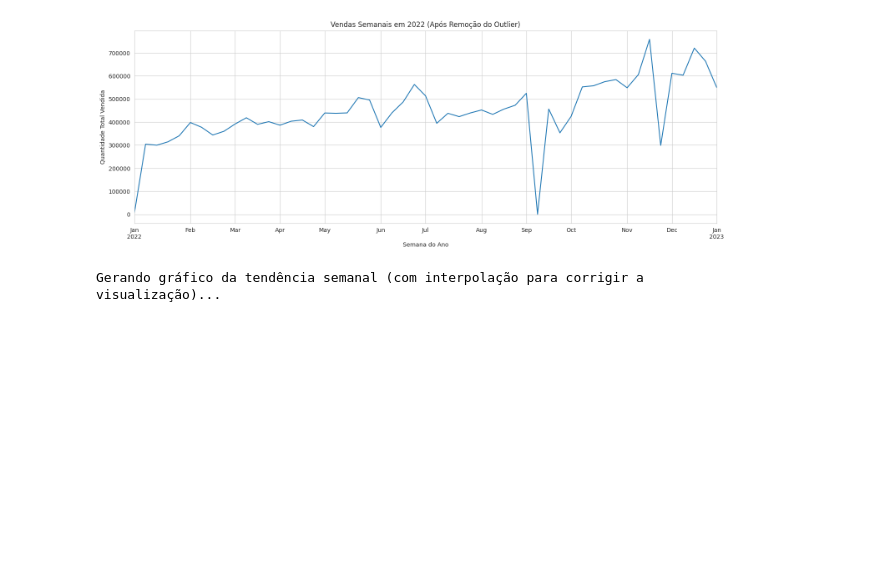
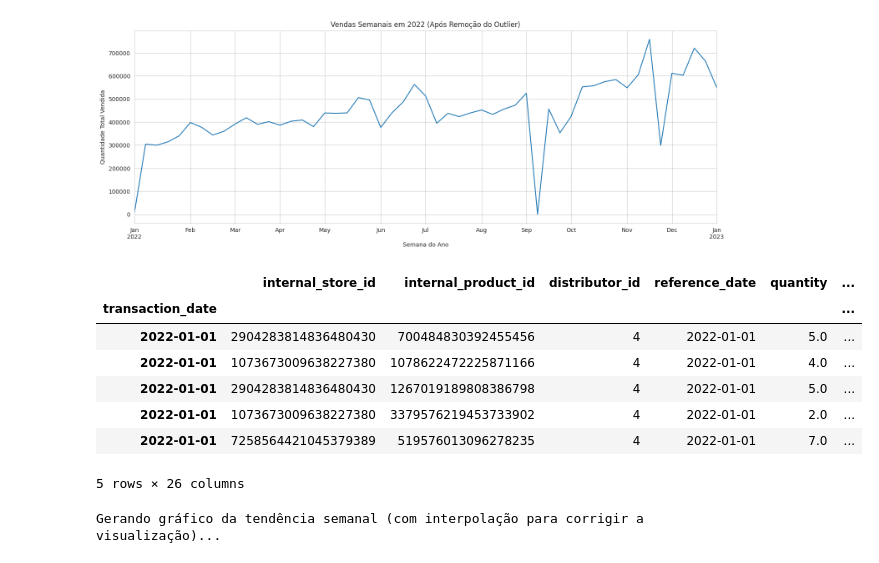
Before and after one commit to gustavokatsuo/Data-Prophets-Big-Data, a Jupyter notebook: notebooks/analise_exploratoria.ipynb, the cells around one changed output. Drawn from its saved outputs; the diff is of its cells as text; code cells hidden in the pictures; blank space fills up the shorter version.

```diff
--- a/notebooks/analise_exploratoria.ipynb
+++ b/notebooks/analise_exploratoria.ipynb
@@ -100,20 +101,19 @@ print(df_completo.isnull().sum())
 
 # Tratando as colunas de PRODUTOS
 # Preenchemos os nulos com uma categoria 'nao_informado'
-df_completo['label'].fillna('nao_informado', inplace=True)
-df_completo['subcategoria'].fillna('nao_informado', inplace=True)
-print("\nColunas 'label' e 'subcategoria' tratadas.")
+print("\nTratando colunas 'label' e 'subcategoria'...")
+df_completo['label'] = df_completo['label'].fillna('nao_informado')
+df_completo['subcategoria'] = df_completo['subcategoria'].fillna('nao_informado')
+print("Colunas de produtos tratadas.")
 
-# Tratando as colunas de PDVs
-# Para essas colunas, usaremos a categoria 'desconhecido'
+# Tratando as colunas de PDVs da forma segura
+print("\nTratando colunas de PDV...")
 colunas_pdv = ['pdv', 'premise', 'categoria_pdv', 'zipcode']
 for coluna in colunas_pdv:
     if df_completo[coluna].dtype == 'object':
-        # Se for texto, preenche com 'desconhecido'
-        df_completo[coluna].fillna('desconhecido', inplace=True)
+        df_completo[coluna] = df_completo[coluna].fillna('desconhecido')
     else:
-        # Se for número (como pdv ou zipcode), preenche com 0
-        df_completo[coluna].fillna(0, inplace=True)
+        df_completo[coluna] = df_completo[coluna].fillna(0)
 
 print("Colunas de PDV tratadas.")
 
@@ -316,6 +262,17 @@ Foram removidas 421668 linhas.
 
 Plotando o gráfico com os dados limpos...
 [figure]
+# %%
+display(df_limpo.head())
+# %% [output]
+|  | internal_store_id | internal_product_id | distributor_id | reference_date | quantity | ... |
+| transaction_date |  |  |  |  |  | ... |
+| 2022-01-01 | 2904283814836480430 | 700484830392455456 | 4 | 2022-01-01 | 5.0 | ... |
+| 2022-01-01 | 1073673009638227380 | 1078622472225871166 | 4 | 2022-01-01 | 4.0 | ... |
+| 2022-01-01 | 2904283814836480430 | 1267019189808386798 | 4 | 2022-01-01 | 5.0 | ... |
+| 2022-01-01 | 1073673009638227380 | 3379576219453733902 | 4 | 2022-01-01 | 2.0 | ... |
+| 2022-01-01 | 7258564421045379389 | 519576013096278235 | 4 | 2022-01-01 | 7.0 | ... |
+5 rows × 26 columns
 # %%
 print("Gerando gráfico da tendência semanal (com interpolação para corrigir a visualização)...")
 
```
Also changed, not shown: parts of 11 cells of this notebook.
